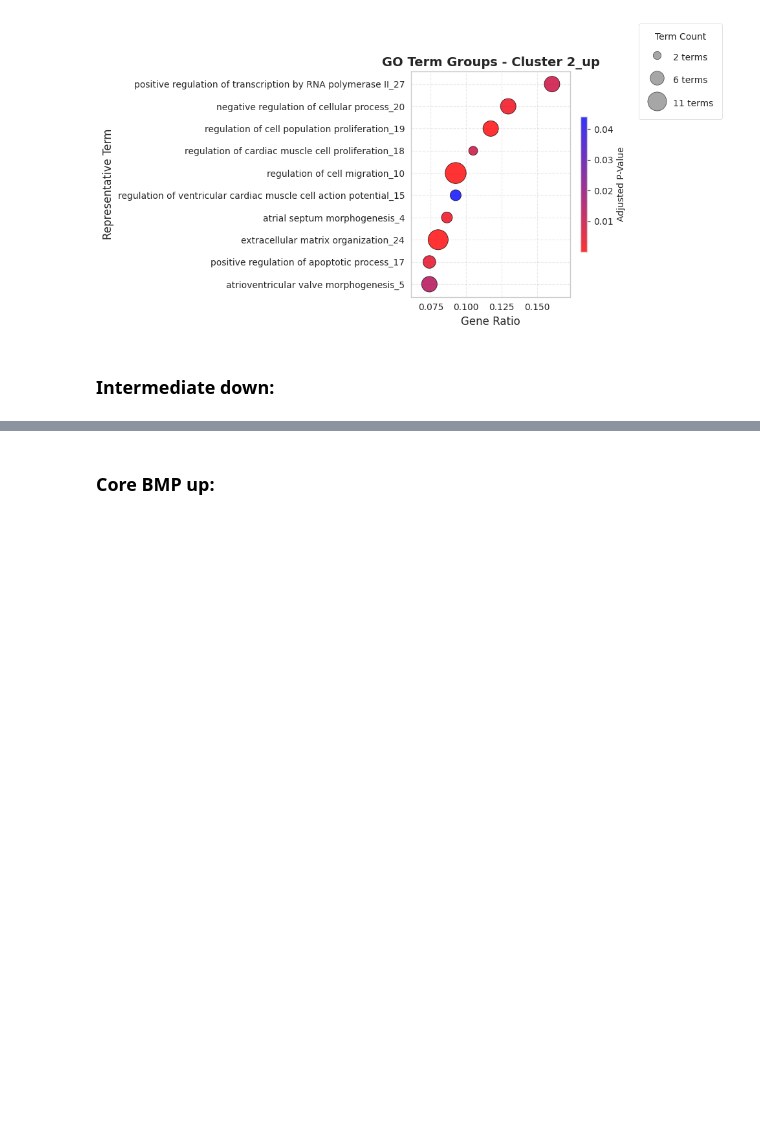
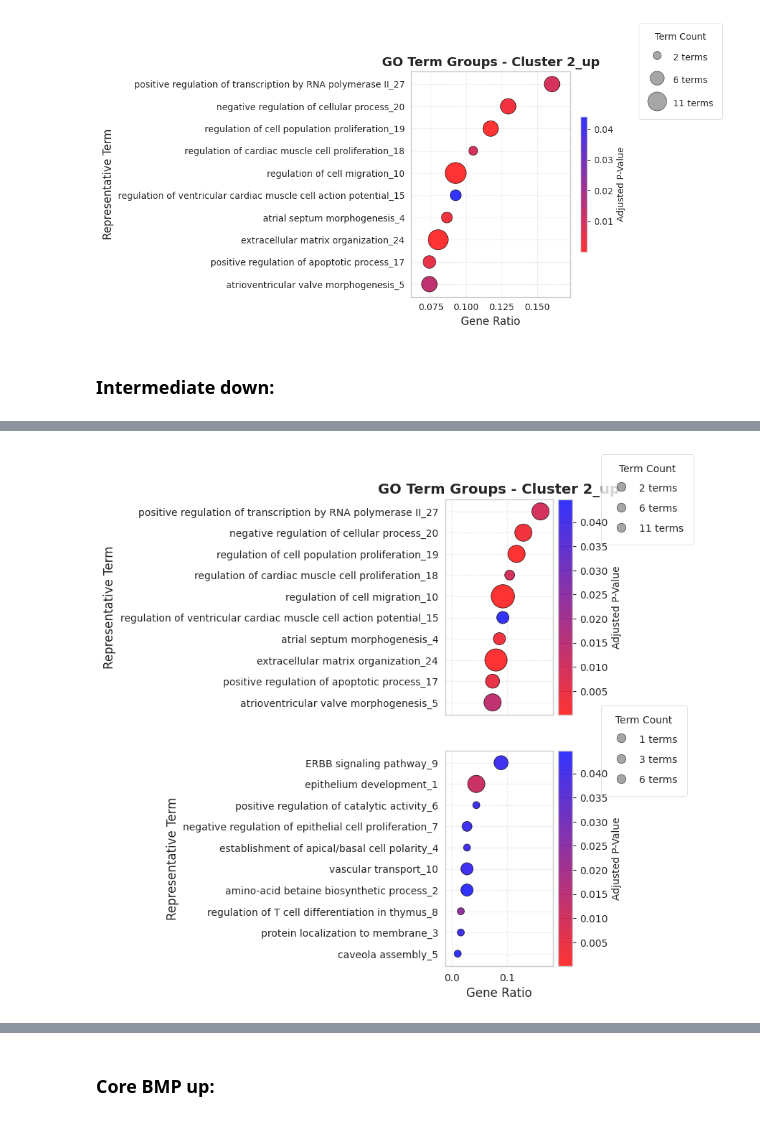
Before and after one commit to Mooguy/rec_paper, a Jupyter notebook: figures/figure_3_sep.ipynb, the cells around one changed output, grey strips where cells are left out. Cells and saved outputs as stored; diff of their text form; code cells hidden in the pictures; blank space fills up the shorter version.

```diff
--- a/figures/figure_3_sep.ipynb
+++ b/figures/figure_3_sep.ipynb
@@ -100,0 +101,4 @@ plot_go_term_groups(goa_dict, "2_down", plotsize=(9, 5), save=False, top_n=10)
+# %%
+plot_go_term_groups_updated(goa_dict, ["2_up", "2_down"], plotsize=(1.5, 3), save=True, top_n=10)
+# %% [output]
+[figure, added]
```
Also changed, not shown: parts of 4 cells of this notebook, 17 other files.
